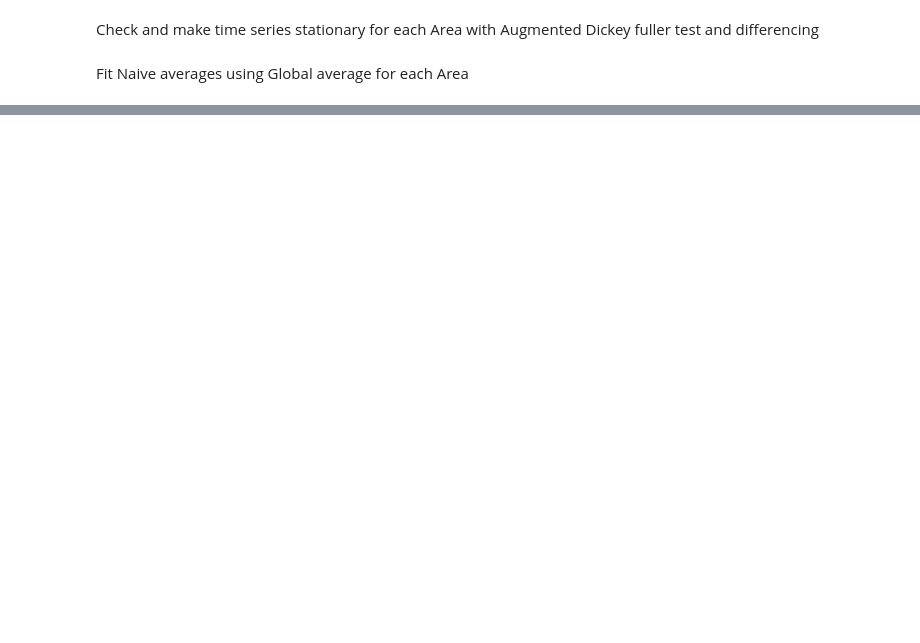
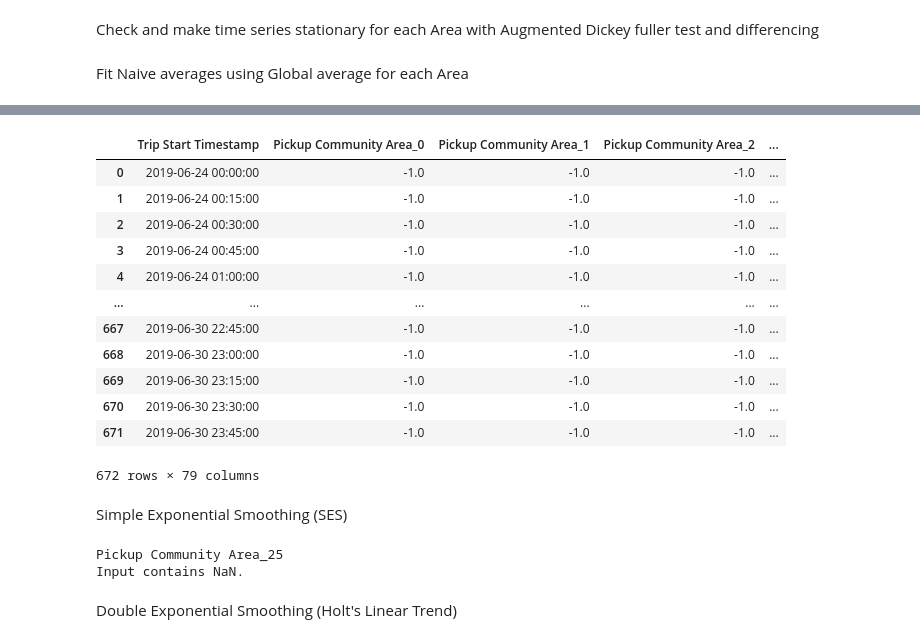
Before and after one commit to isel-har/uber_42, a Jupyter notebook: statistical_models_forecasting.ipynb, the cells around one changed output, grey strips where cells are left out. Cells and saved outputs as stored; diff of their text form; code cells hidden in the pictures; blank space fills up the shorter version.

```diff
--- a/statistical_models_forecasting.ipynb
+++ b/statistical_models_forecasting.ipynb
@@ -192,0 +393,58 @@ Fit Naive averages using Global average for each Area
+# %%
+sub_pred = pd.DataFrame(columns=sub_df.columns)
+sub_pred['Trip Start Timestamp'] = sub_df['Trip Start Timestamp']
+
+for area in areas:
+    area_pred = np.ones(len(sub_df)) * sma_series[area]
+    sub_pred[area] = np.floor(area_pred)
+
+sub_pred
+# %% [output]
+|  | Trip Start Timestamp | Pickup Community Area_0 | Pickup Community Area_1 | Pickup Community Area_2 | ... |
+| 0 | 2019-06-24 00:00:00 | -1.0 | -1.0 | -1.0 | ... |
+| 1 | 2019-06-24 00:15:00 | -1.0 | -1.0 | -1.0 | ... |
+| 2 | 2019-06-24 00:30:00 | -1.0 | -1.0 | -1.0 | ... |
+| 3 | 2019-06-24 00:45:00 | -1.0 | -1.0 | -1.0 | ... |
+| 4 | 2019-06-24 01:00:00 | -1.0 | -1.0 | -1.0 | ... |
+| ... | ... | ... | ... | ... | ... |
+| 667 | 2019-06-30 22:45:00 | -1.0 | -1.0 | -1.0 | ... |
+| 668 | 2019-06-30 23:00:00 | -1.0 | -1.0 | -1.0 | ... |
+| 669 | 2019-06-30 23:15:00 | -1.0 | -1.0 | -1.0 | ... |
+| 670 | 2019-06-30 23:30:00 | -1.0 | -1.0 | -1.0 | ... |
+| 671 | 2019-06-30 23:45:00 | -1.0 | -1.0 | -1.0 | ... |
+672 rows × 79 columns
+# %% [markdown]
+Simple Exponential Smoothing (SES)
+# %%
+transformed_train = train.copy()
+
+from statsmodels.tsa.holtwinters import SimpleExpSmoothing
+
+sma_mae = []
+fit_models = []# save for submission
+for area in areas:
+    model = SimpleExpSmoothing(transformed_train[area], initialization_method="estimated")
+    fit_model = model.fit(
+    optimized=True,
+    # method="L-BFGS-B",
+    # maxiter=5000
+)
+    forecast = fit_model.forecast(steps=len(val))
+    forecast = np.expm1(forecast) - 1
+    # print(forecast)
+
+    fit_models.append(fit_model) # save the model
+    try:
+
+        sma_mae.append(mean_absolute_error(forecast, val[area]))# save the area MSE
+    except Exception as e:
+        # sma_mae.append(mean_absolute_error(np.ones(), val[area]))
+        print(area)
+        print(str(e))
+# average_mae = np.array(sma_mae).mean()
+# print(f"average mean absolute error :{average_mae}")
+# %% [output]
+Pickup Community Area_25
+Input contains NaN.
+# %% [markdown]
+Double Exponential Smoothing (Holt's Linear Trend)
```
Also changed, not shown: parts of 35 cells of this notebook, 1 other file.
